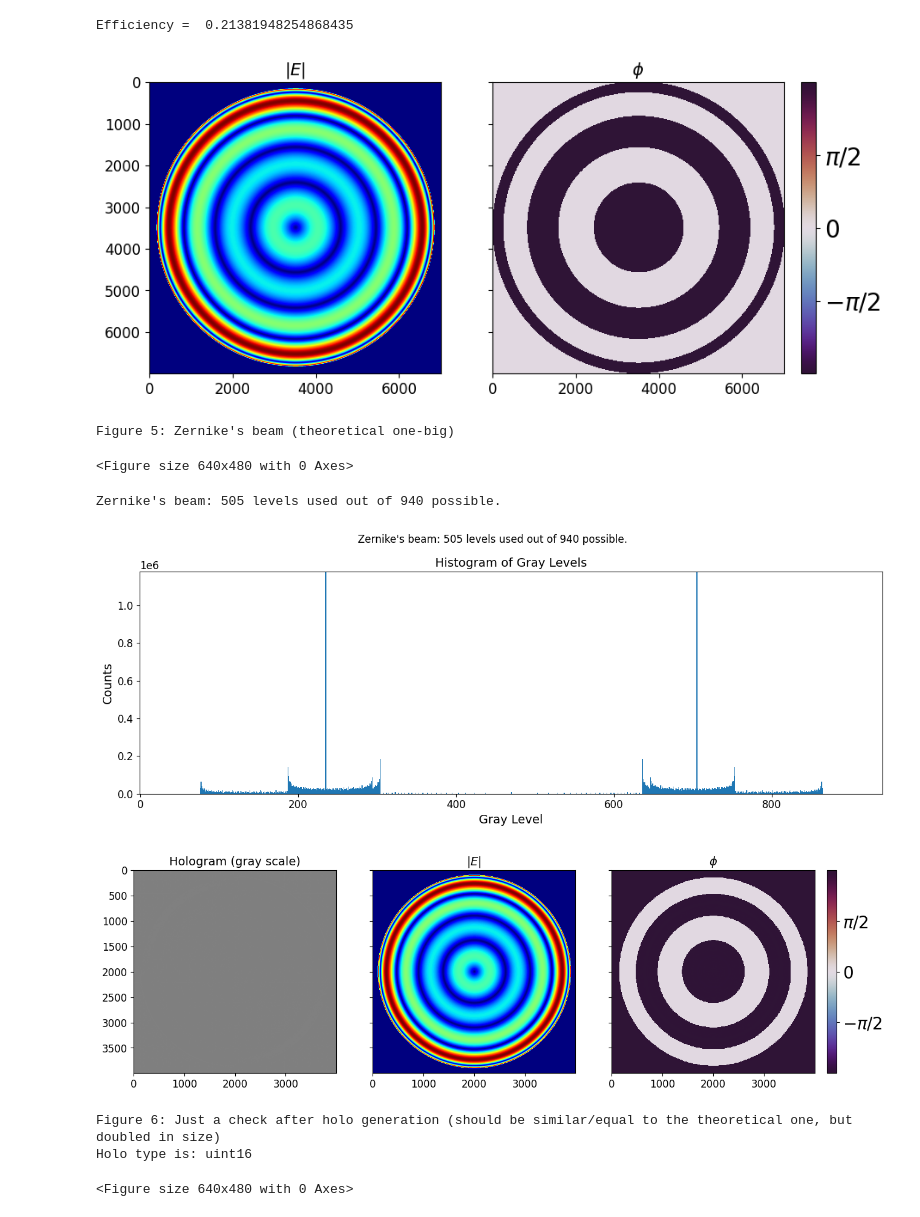
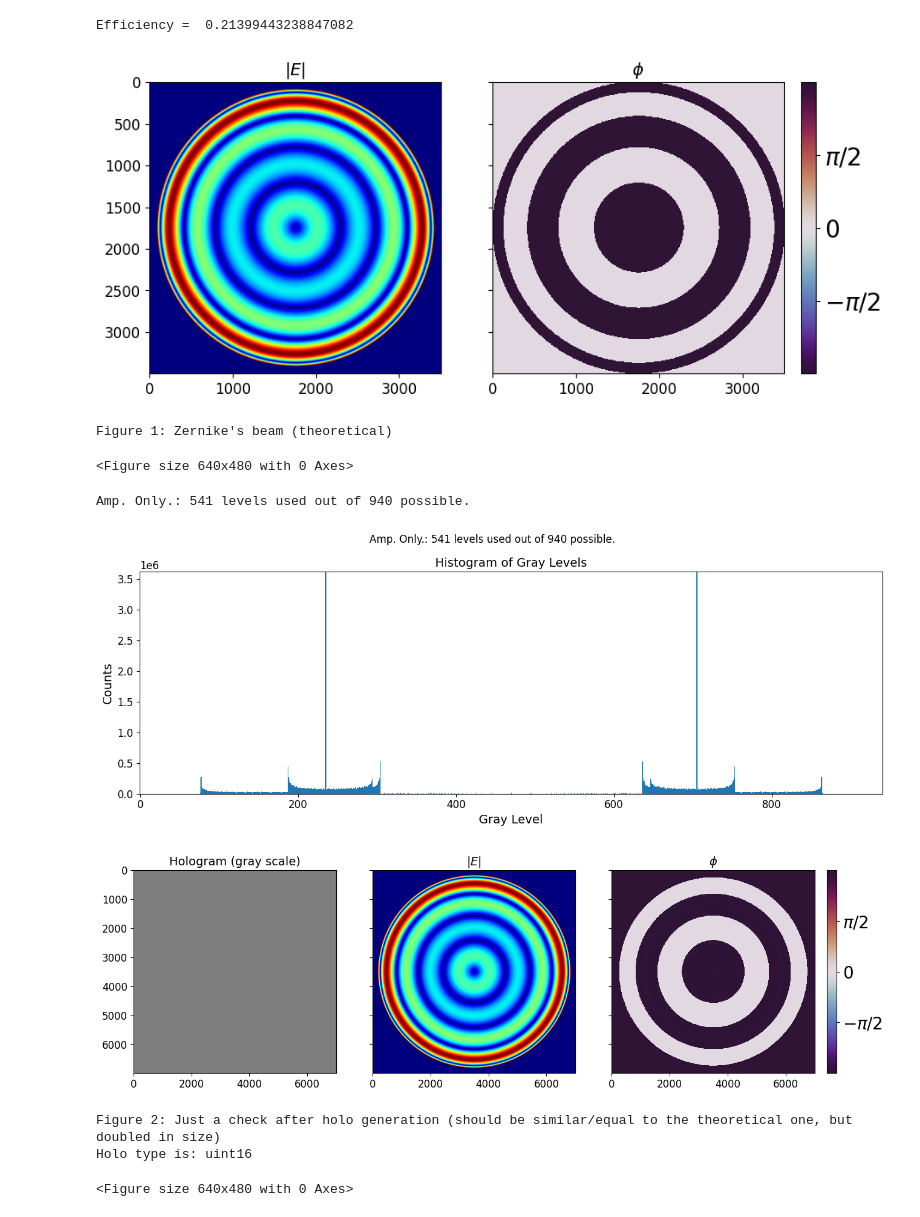
Before and after one commit to WavefrontEngUB/VeReady, a Jupyter notebook: DOE/HologramGenerator.ipynb, the cells around one changed output. Drawn from its saved outputs; the diff is of its cells as text; code cells hidden in the pictures.

```diff
--- a/DOE/HologramGenerator.ipynb
+++ b/DOE/HologramGenerator.ipynb
@@ -99,9 +76,10 @@ Number of accessible values: 442270
 # %%
-def save_holo(label='holo'):
+def save_holo(holo, label='holo'):
     print("Holo type is:", holo.dtype)  # check the type
 
     # let's save the hologram in a numpy file
     np.save(label, holo)
 
+    # let's save the hologram in a 16-bit PNG
     imwrite(label+'.png', holo)
 # %% [markdown]
@@ -153,15 +97,0 @@ Let's add a spiral phase to this amplitude-only beam in order to cover all value
-# %%
-x, y = np.meshgrid(np.linspace(-1,1, NP), np.linspace(-1,1, NP))
-phi = np.atan2(-y, x)
-
-profile_vortex = profile_EP * np.exp(1j*phi)
-
-fig_num = plot_field(profile_vortex, title="Zernike's beam with spiral phase. (Theoretical one II)", fig_num=fig_num)
-
-holo2, field2 = get_holo(profile_vortex, phase_levels)
-
-check_holo(holo2, phase_levels, label="Zernike-Spiral", only_hist=True)
-fig_num = plot_field(field2, title="Just a check after holo generation "
-                                   "(should be similar/equal to the theoretical II,"
-                                   " but doubled in size)",
-                     fig_num=fig_num, holo=holo2)
@@ -185,31 +102,31 @@ The second attempt is just to set the DOE's diameter equals to the DOE's window'
 # %%
-AOD_diameter = 14 * mm
+AOD_diameter = 7 * mm
 
-NP2 = int(AOD_diameter/pixel_pitch) // 2  # It's half to consider Arrizon's procedure
-rho2 = np.linspace(1e-10,1-1e-10, NP2) # radial variable @ Gaussian sphere of reference
+NP_AOD = int(AOD_diameter/pixel_pitch) // 2  # It's half to consider Arrizon's procedure
+rho_AOD = np.linspace(1e-10,1-1e-10, NP_AOD) # radial variable @ Gaussian sphere of reference
 
-profile_EP2 = ZernikeBeam.get_EP(coeff, NP2, rho2)
-fig_num = plot_field(profile_EP2, title="Zernike's beam (theoretical one-big)", fig_num=fig_num)
+profile_EP_AOD = ZernikeBeam.get_EP(coeff, NP_AOD, rho_AOD)
+fig_num = plot_field(profile_EP_AOD, title="Zernike's beam (theoretical)", fig_num=fig_num)
 # %% [output]
-Efficiency =  0.21381948254868435
+Efficiency =  0.21399443238847082
-[figure, old version]
+[figure, new version]
-Figure 5: Zernike's beam (theoretical one-big)
+Figure 1: Zernike's beam (theoretical)
 <Figure size 640x480 with 0 Axes>
 # %%
-holo, field = get_holo(profile_EP, phase_levels)
+holo_AOD, field_AOD = get_holo(profile_EP_AOD, phase_levels)
 
-check_holo(holo, phase_levels, label="Zernike's beam", only_hist=True)
+check_holo(holo_AOD, phase_levels, label="Amp. Only.", only_hist=True)
 
-fig_num = plot_field(field, title="Just a check after holo generation "
-                                  "(should be similar/equal to the theoretical one,"
-                                  " but doubled in size)",
-                     holo=holo, fig_num=fig_num)
-save_holo(f"Zernike_AmpOnly_{AOD_diameter/mm:.0f}mm")
+fig_num = plot_field(field_AOD, title="Just a check after holo generation "
+                                      "(should be similar/equal to the "
+                                      "theoretical one, but doubled in size)",
+                     holo=holo_AOD, fig_num=fig_num)
+save_holo(holo_AOD, f"Zernike_AmpOnly_{AOD_diameter/mm:.0f}mm")
 # %% [output]
-Zernike's beam: 505 levels used out of 940 possible.
+Amp. Only.: 541 levels used out of 940 possible.
-[figure, old version]
+[figure, new version]
-[figure, old version]
+[figure, new version]
-Figure 6: Just a check after holo generation (should be similar/equal to the theoretical one, but doubled in size)
+Figure 2: Just a check after holo generation (should be similar/equal to the theoretical one, but doubled in size)
 Holo type is: uint16
 <Figure size 640x480 with 0 Axes>
 # %%
```
Also changed, not shown: parts of 17 cells of this notebook.
